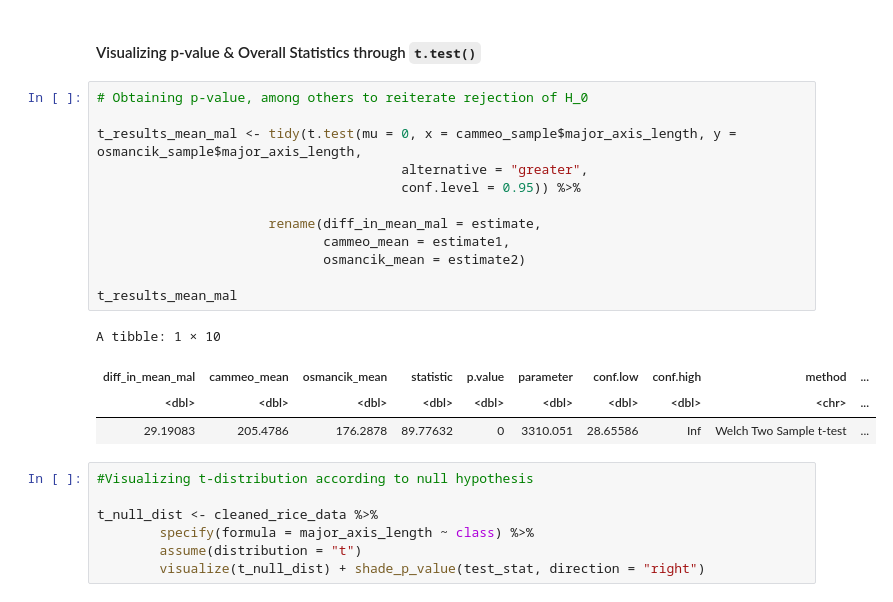
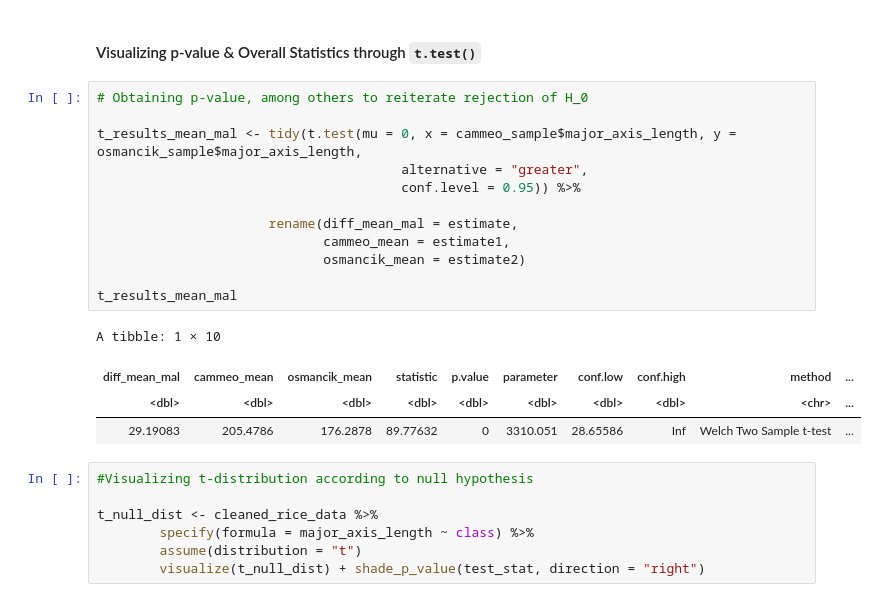
Before and after one commit to yun-sky/STAT-201-Project, a Jupyter notebook: Final Report.ipynb, the cells around one changed output. Cells and saved outputs as stored; diff of their text form.

```diff
--- a/Final Report.ipynb
+++ b/Final Report.ipynb
@@ -277,18 +277,18 @@ Warning message in min(diff(unique_loc)):
 # %%
 # Obtaining p-value, among others to reiterate rejection of H_0
 
 t_results_mean_mal <- tidy(t.test(mu = 0, x = cammeo_sample$major_axis_length, y = osmancik_sample$major_axis_length,
                                        alternative = "greater",
                                        conf.level = 0.95)) %>%
 
-                      rename(diff_in_mean_mal = estimate,
+                      rename(diff_mean_mal = estimate,
                              cammeo_mean = estimate1,
                              osmancik_mean = estimate2)
 
 t_results_mean_mal
 # %% [output]
 A tibble: 1 × 10
-| diff_in_mean_mal | cammeo_mean | osmancik_mean | statistic | p.value | parameter | conf.low | conf.high | method | ... |
+| diff_mean_mal | cammeo_mean | osmancik_mean | statistic | p.value | parameter | conf.low | conf.high | method | ... |
 | <dbl> | <dbl> | <dbl> | <dbl> | <dbl> | <dbl> | <dbl> | <dbl> | <chr> | ... |
 | 29.19083 | 205.4786 | 176.2878 | 89.77632 | 0 | 3310.051 | 28.65586 | Inf | Welch Two Sample t-test | ... |
 # %%
```
